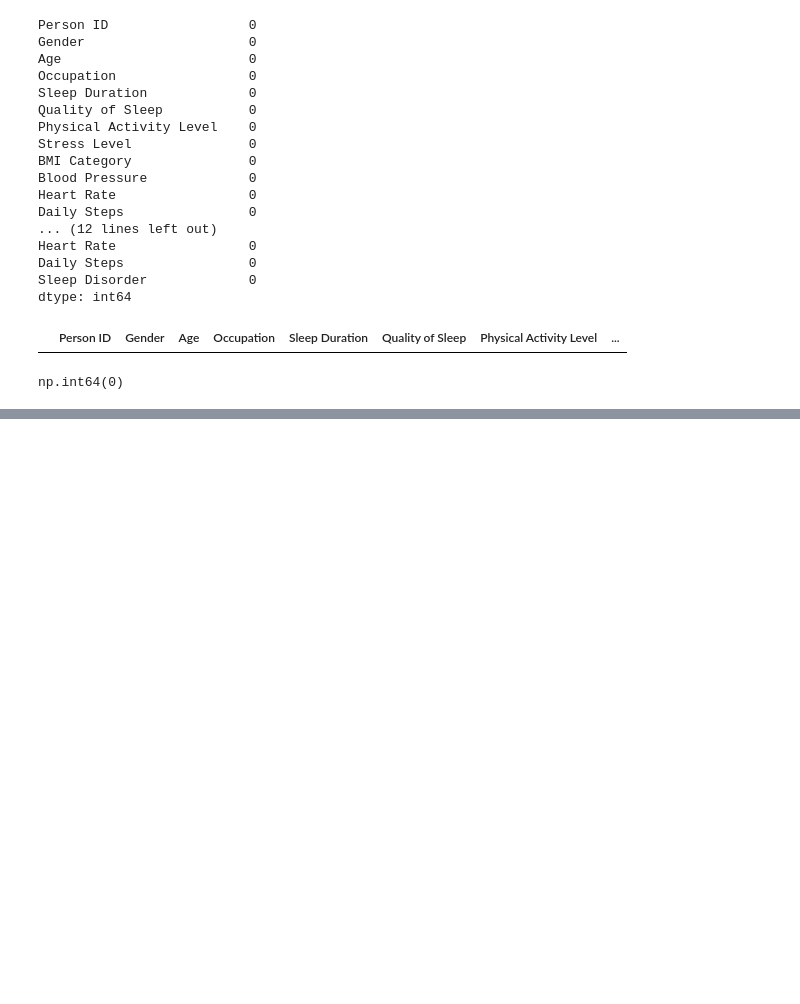
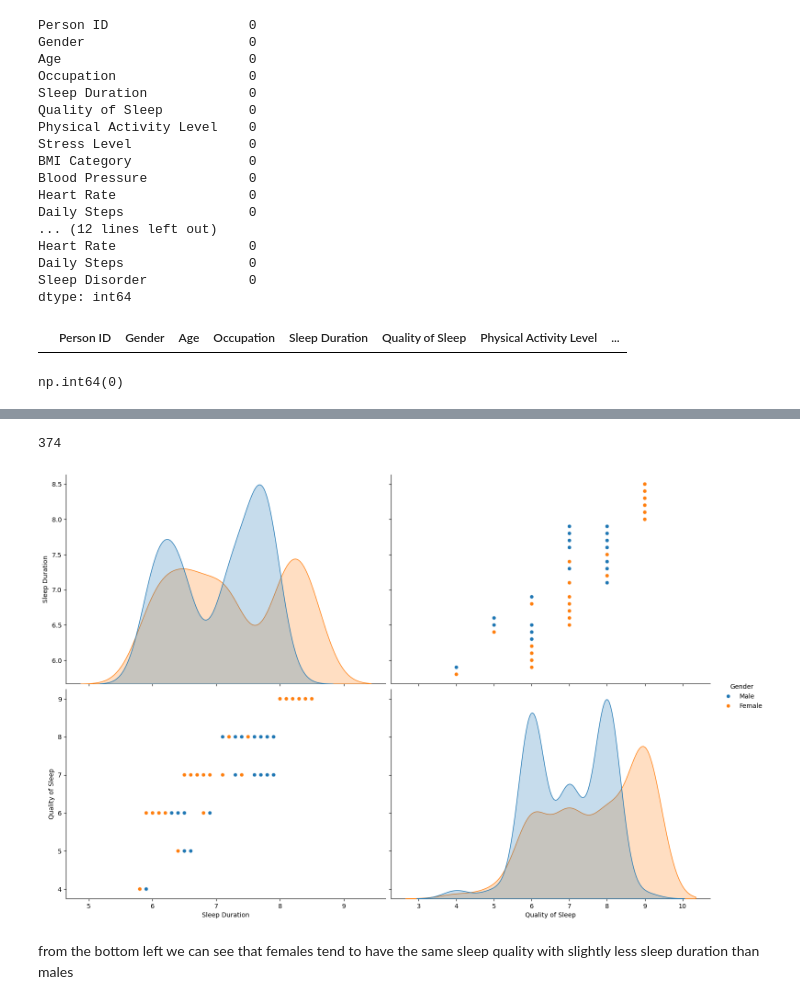
Before and after one commit to M0pare02/Capstone_MiguelP, a Jupyter notebook: notebooks/Sleep_analysis.ipynb, the cells around one changed output, grey strips where cells are left out. Saved outputs shown, nothing was run; the diff lists cells and outputs as text; code cells hidden in the pictures; blank space fills up the shorter version.

```diff
--- a/notebooks/Sleep_analysis.ipynb
+++ b/notebooks/Sleep_analysis.ipynb
@@ -152,0 +238,10 @@ np.int64(0)
+# %%
+#comparing how sleep duration affects sleep quality for male and female
+df_gender = sleep_analysis[sleep_analysis['Gender'].isin(['Male','Female'])]
+sns.pairplot(df_gender[['Sleep Duration','Quality of Sleep','Gender']], height =5, aspect = 1.5, diag_kind='kde', hue='Gender')
+df_gender.shape[0]
+# %% [output]
+374
+[figure, added]
+# %% [markdown]
+from the bottom left we can see that females tend to have the same sleep quality with slightly less sleep duration than males
```
Also changed, not shown: parts of 10 cells of this notebook.
